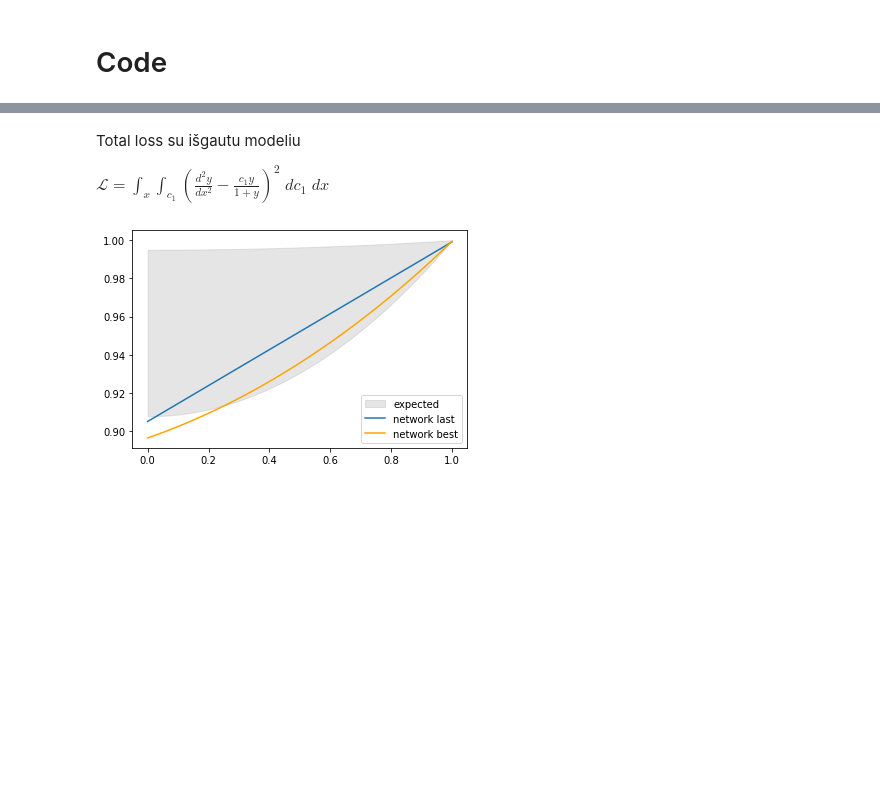
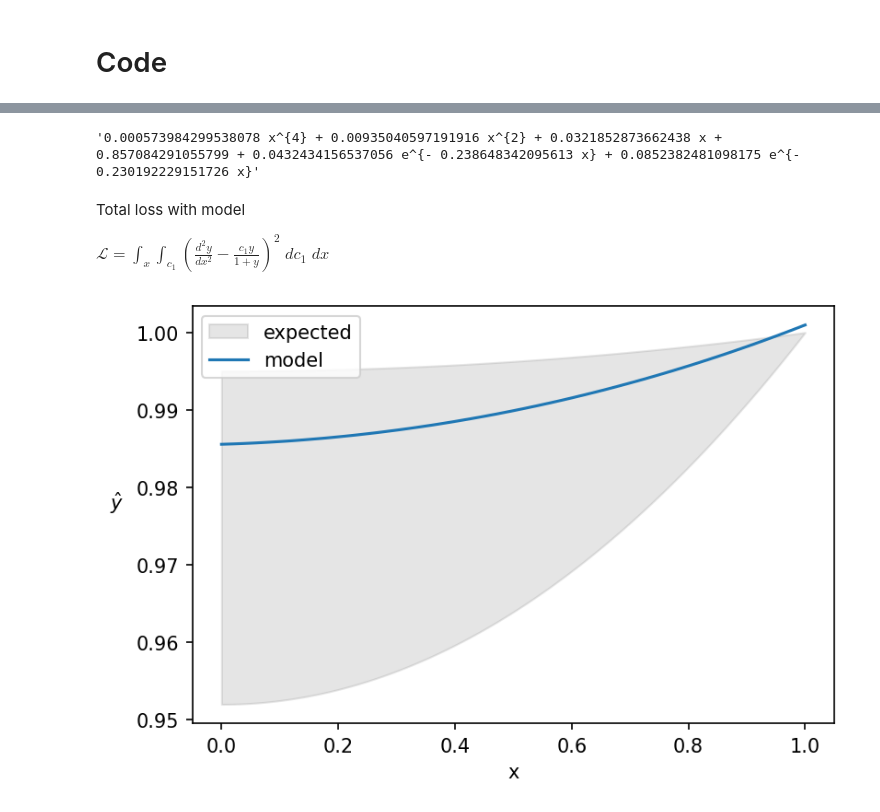
Before and after one commit to PauliusSasnauskas/sasde, a Jupyter notebook: main.ipynb, the cells around one changed output, grey strips where cells are left out. Cells and saved outputs as stored; diff of their text form; code cells hidden in the pictures; blank space fills up the shorter version.

```diff
--- a/main.ipynb
+++ b/main.ipynb
@@ -50,7 +33,7 @@ from train import train
 # %%
 c1 = sp.symbols('c_1')
 x_bounds = (0, 1)
-c1_bounds = (0.01, 0.2)
+c1_bounds = (0.01, 0.1)
 # %%
 loss_model_func = lambda model_y, x, model_d2y: sp.Pow(model_d2y - c1 * (model_y) / (1 + model_y), 2, evaluate=False)
 loss_integration_func = lambda loss_model: (loss_model, (c1, *c1_bounds))
@@ -57,6 +70,20 @@ loss_integration_func = lambda loss_model: (loss_model, (c1, *c1_bounds))
 # %%
-def orig_func(x, c2):
+def orig_func_klow(x, sigma_sq):
   S_0 = 1
   d = 1
-  alpha = np.sqrt(c2)
+  alpha = np.sqrt(sigma_sq) / d
   return S_0 * np.cosh(alpha * x) / np.cosh(alpha * d)
+
+def orig_func_khi(x, sigma_sq):
+  S_0 = 1
+  d = 1
+
+  # typical ks
+  k1 = 10 ** 7
+  kneg1 = 500
+  k2 = 500
+
+  K_M = (kneg1 + k2)/k1
+
+  V_max_over_2_D_S = sigma_sq * K_M / (2*d*d)
+  return S_0 + V_max_over_2_D_S * (x * x - d * d)
@@ -97,14 +90,18 @@ _, model_y, loss_and_grad, _ = network.get_model()
 # %%
-plotting = Plotting(orig_func, network, x_bounds, c1_bounds)
+plotting = Plotting(orig_func_klow, network, x_bounds, c1_bounds)
 
 key = random.PRNGKey(7)
 
 key, subkey = random.split(key)
 W = random.uniform(subkey, shape=(len(network.alphas),), minval=0, maxval=0.001)
 
-is_final = False
+is_final = network.is_final
 
-best = DotDict({"loss": np.inf})
+try: best
+except: best = DotDict({"loss": np.inf})
+
+if is_final:
+    print('Network is final, no training')
 
 while not is_final:
     plotting.funcs = []
@@ -114,8 +111,8 @@ while not is_final:
         plotting = plotting,
         key = key,
         lr = 0.0002,
-        lr_2 = 0.001,
-        epochs = 30,
+        lr_2 = 0.0003,
+        epochs = 20,
         verbose = 0,
         batch_size = 16,
         W_init = W,
@@ -151,5 +228,9 @@ $\displaystyle 0.000356950975009761 x^{4} + 0.00806085478207511 x^{2} + 0.073466
+# %%
+sp.latex(y_prediction_best)
+# %% [output]
+'0.000573984299538078 x^{4} + 0.00935040597191916 x^{2} + 0.0321852873662438 x + 0.857084291055799 + 0.0432434156537056 e^{- 0.238648342095613 x} + 0.0852382481098175 e^{- 0.230192229151726 x}'
 # %% [markdown]
-Total loss su išgautu modeliu
+Total loss with model
 
 $ \displaystyle
 \mathcal{L} = \int_{x} \int_{c_1} \left( \frac{d^2 y}{d x^2} - \frac{c_1 y}{1 + y} \right)^2 \; dc_1 \; dx
@@ -160,15 +241,18 @@ y_prediction_best_lambd = sp.lambdify([network.x], y_prediction_best, modules=ne
 # %%
 import matplotlib.pyplot as plt
 
 xspace = np.linspace(*x_bounds, 100)
 
 plotting.show_c2varied_plot(plotting.actual_func, xspace, plotting.c2_bounds)
-plt.plot(xspace, y_prediction_last_lambd(xspace), label='network last')
-plt.plot(xspace, y_prediction_best_lambd(xspace), color='orange', label='network best')
-plt.legend(loc=4)
+# plt.plot(xspace, y_prediction_last_lambd(xspace), color='tab:orange', label='model last')
+plt.plot(xspace, y_prediction_best_lambd(xspace), color='tab:blue', label='model')
+plt.legend(loc=2)
+plt.gcf().set_dpi(150)
+plt.xlabel('x')
+plt.ylabel('$\hat{y}$', rotation=0, labelpad=10)
 plt.show()
 # %% [output]
-[figure, old version]
+[figure, new version]
 # %%
 # c1_integrated_model = network.get_integrated_model_nolambdify(y_prediction_best)
 # %%
```
Also changed, not shown: parts of 13 cells of this notebook, 3 other files.
